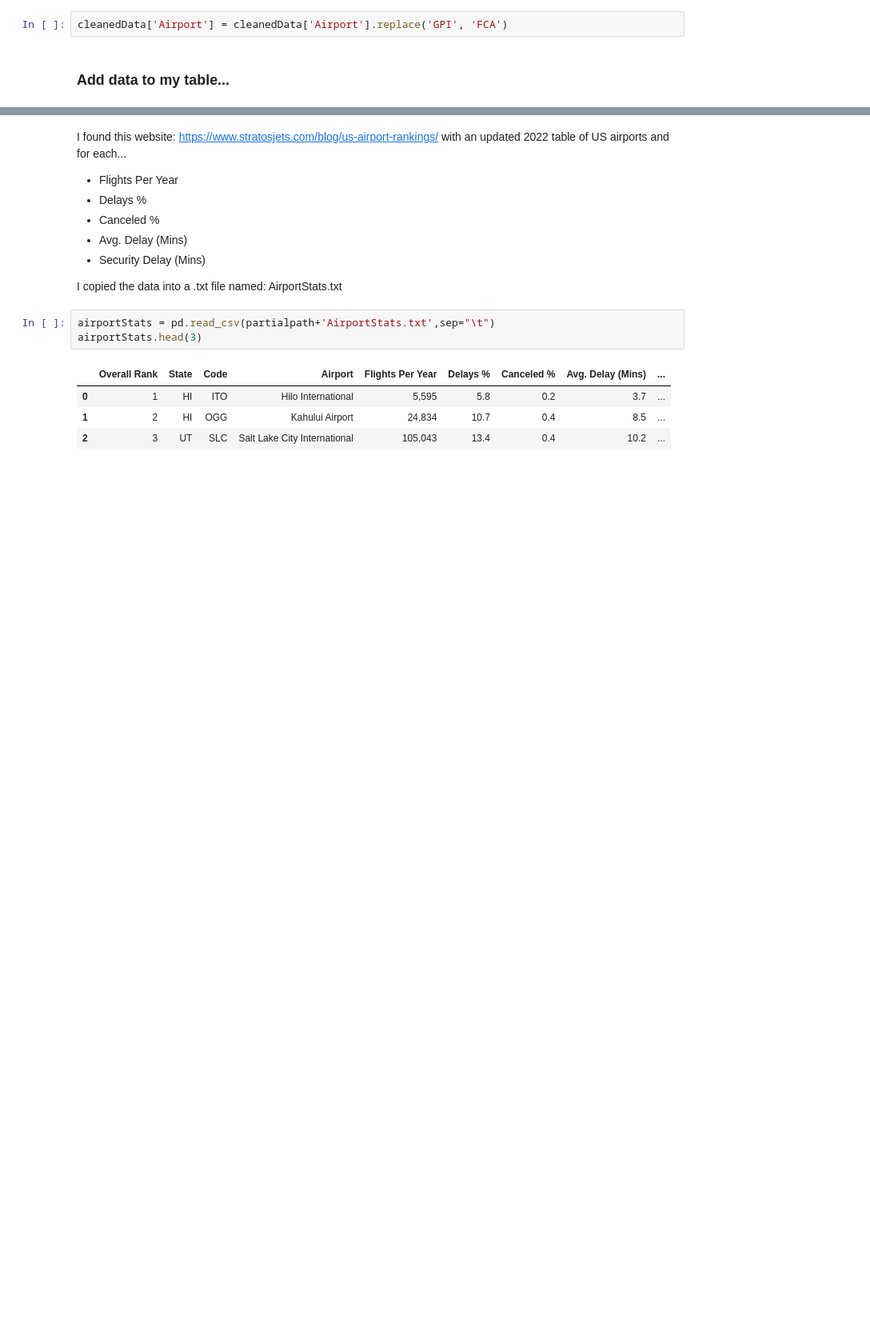
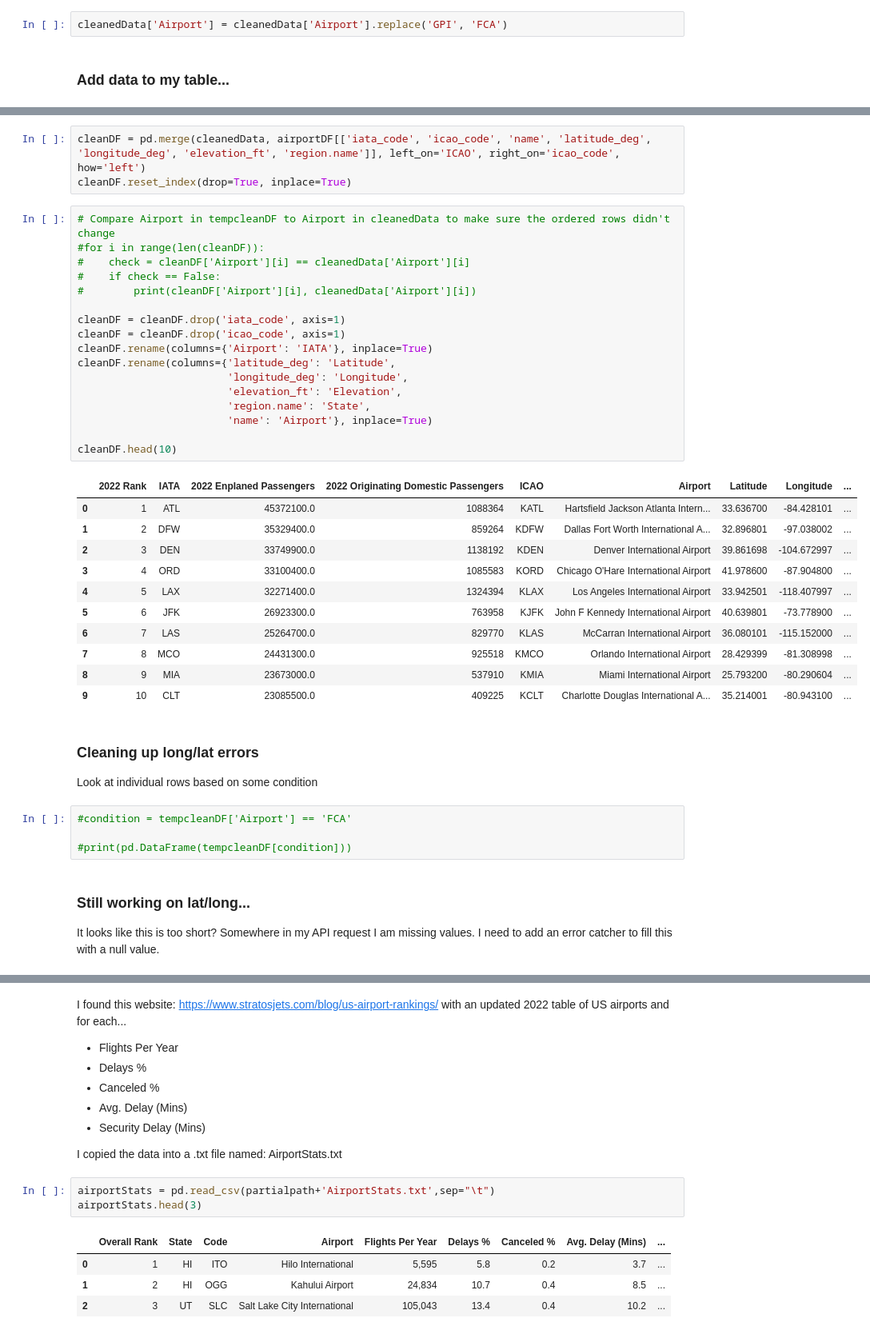
Before and after one commit to lucystorts/386Project, a Jupyter notebook: DataCleaning.ipynb, the cells around one changed output, grey strips where cells are left out. Shown: that part at 80% size. Drawn from its saved outputs; the diff is of its cells as text; blank space fills up the shorter version.

```diff
--- a/DataCleaning.ipynb
+++ b/DataCleaning.ipynb
@@ -429 +438,45 @@ cleanedData.head(5)
+# %%
+cleanDF = pd.merge(cleanedData, airportDF[['iata_code', 'icao_code', 'name', 'latitude_deg', 'longitude_deg', 'elevation_ft', 'region.name']], left_on='ICAO', right_on='icao_code', how='left')
+cleanDF.reset_index(drop=True, inplace=True)
+# %%
+# Compare Airport in tempcleanDF to Airport in cleanedData to make sure the ordered rows didn't change
+#for i in range(len(cleanDF)):
+#    check = cleanDF['Airport'][i] == cleanedData['Airport'][i]
+#    if check == False:
+#        print(cleanDF['Airport'][i], cleanedData['Airport'][i])
+
+cleanDF = cleanDF.drop('iata_code', axis=1)
+cleanDF = cleanDF.drop('icao_code', axis=1)
+cleanDF.rename(columns={'Airport': 'IATA'}, inplace=True)
+cleanDF.rename(columns={'latitude_deg': 'Latitude',
+                        'longitude_deg': 'Longitude',
+                        'elevation_ft': 'Elevation',
+                        'region.name': 'State',
+                        'name': 'Airport'}, inplace=True)
+
+cleanDF.head(10)
+# %% [output]
+|  | 2022 Rank | IATA | 2022 Enplaned Passengers | 2022 Originating Domestic Passengers | ICAO | Airport | Latitude | Longitude | ... |
+| 0 | 1 | ATL | 45372100.0 | 1088364 | KATL | Hartsfield Jackson Atlanta Intern... | 33.636700 | -84.428101 | ... |
+| 1 | 2 | DFW | 35329400.0 | 859264 | KDFW | Dallas Fort Worth International A... | 32.896801 | -97.038002 | ... |
+| 2 | 3 | DEN | 33749900.0 | 1138192 | KDEN | Denver International Airport | 39.861698 | -104.672997 | ... |
+| 3 | 4 | ORD | 33100400.0 | 1085583 | KORD | Chicago O'Hare International Airport | 41.978600 | -87.904800 | ... |
+| 4 | 5 | LAX | 32271400.0 | 1324394 | KLAX | Los Angeles International Airport | 33.942501 | -118.407997 | ... |
+| 5 | 6 | JFK | 26923300.0 | 763958 | KJFK | John F Kennedy International Airport | 40.639801 | -73.778900 | ... |
+| 6 | 7 | LAS | 25264700.0 | 829770 | KLAS | McCarran International Airport | 36.080101 | -115.152000 | ... |
+| 7 | 8 | MCO | 24431300.0 | 925518 | KMCO | Orlando International Airport | 28.429399 | -81.308998 | ... |
+| 8 | 9 | MIA | 23673000.0 | 537910 | KMIA | Miami International Airport | 25.793200 | -80.290604 | ... |
+| 9 | 10 | CLT | 23085500.0 | 409225 | KCLT | Charlotte Douglas International A... | 35.214001 | -80.943100 | ... |
+# %% [markdown]
+### Cleaning up long/lat errors
+
+Look at individual rows based on some condition
+# %%
+#condition = tempcleanDF['Airport'] == 'FCA'
+
+#print(pd.DataFrame(tempcleanDF[condition]))
+# %% [markdown]
+### Still working on lat/long...
+
+It looks like this is too short? Somewhere in my API request I am missing values. I need to add an error catcher to fill this with a null value.
 # %% [markdown]
```
Also changed, not shown: parts of 34 cells of this notebook, 3 other files.
